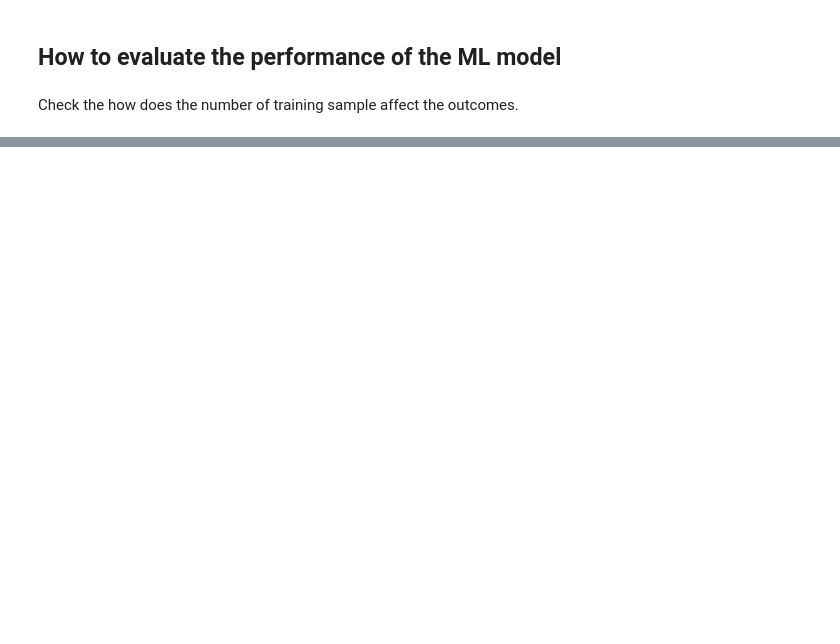
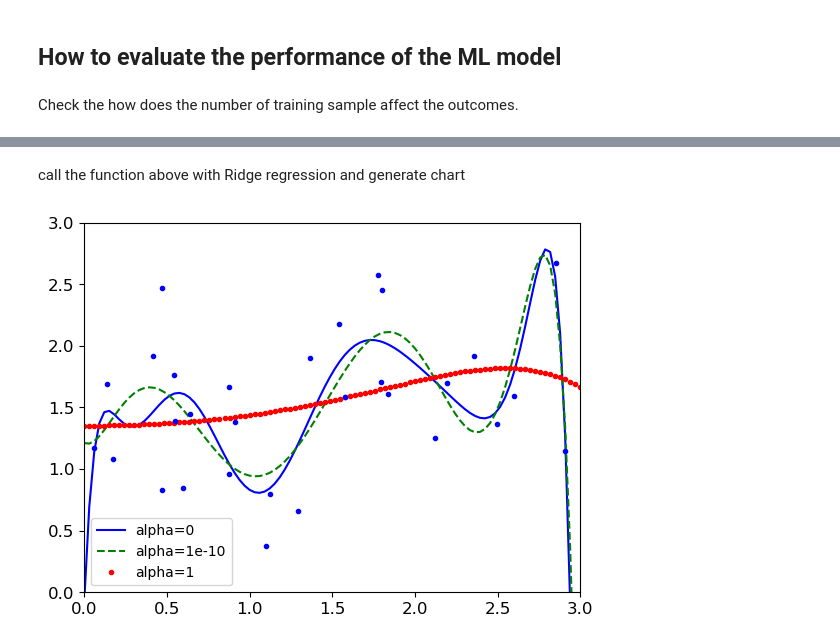
Before and after one commit to LeevesC/LearningML, a Jupyter notebook: sklearn/linear-regression.ipynb, the cells around one changed output, grey strips where cells are left out. Saved outputs shown, nothing was run; the diff lists cells and outputs as text; code cells hidden in the pictures; blank space fills up the shorter version.

```diff
--- a/sklearn/linear-regression.ipynb
+++ b/sklearn/linear-regression.ipynb
@@ -144,0 +183,27 @@ def plot_learning_curves(model, X, y):
+# %%
+def plot_model(model_class, polynomial, alphas, **model_kargs):
+    for alpha, style in zip(alphas, ('b-', 'g--', 'r.')):
+        model = model_class(alpha, **model_kargs)
+        if polynomial:
+            model = Pipeline([
+                ('polu_features', PolynomialFeatures(degree=10, include_bias=False)),
+                ('StandardScaler', StandardScaler()),
+                ('lin_reg', model)
+            ]
+            )
+        model.fit(X, y)
+        y_new_regul = model.predict(X_new)
+        plt.plot(X_new, y_new_regul, style, label='alpha={}'.format(alpha))
+    plt.plot(X, y, 'b.')
+    plt.legend()
+# %% [markdown]
+call the function above with Ridge regression and generate chart
+# %%
+from sklearn.linear_model import Ridge
+
+plot_model(Ridge, polynomial=True, alphas=(0, 10**-10, 1))
+plt.axis([0,3,0,3])
+plt.show()
+# the the regression line to be more smooth with regularization
+# %% [output]
+[figure, added]
```
Also changed, not shown: parts of 19 cells of this notebook.
